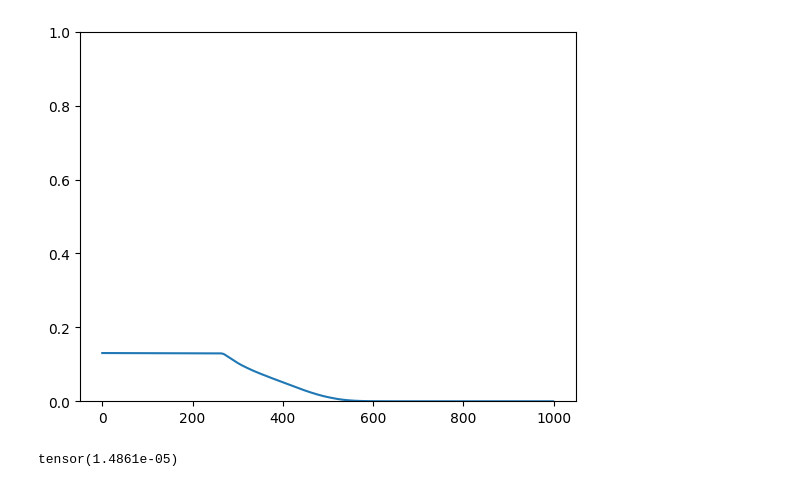
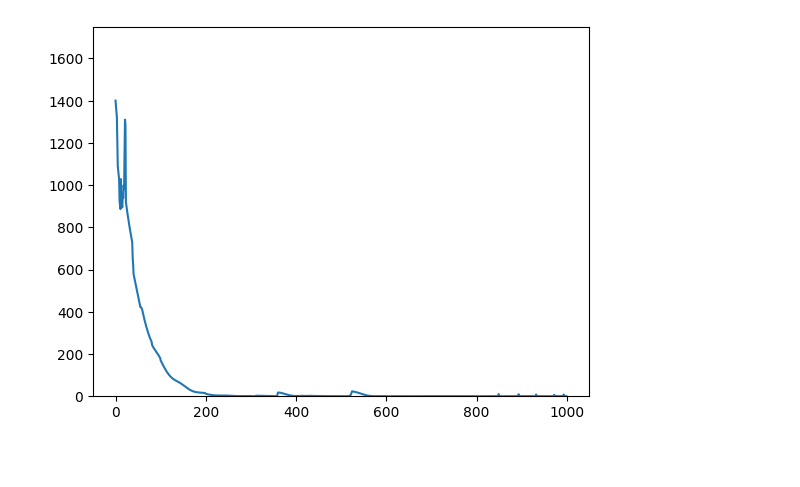
Before and after one commit to samharshe/EGNN, a Jupyter notebook: model/toy_EGNN.ipynb, the cells around one changed output. Cells and saved outputs as stored; diff of their text form; code cells hidden in the pictures; blank space fills up the shorter version.

```diff
--- a/model/toy_EGNN.ipynb
+++ b/model/toy_EGNN.ipynb
@@ -63,11 +63,10 @@ class ToyGCN(Module):
         # combine representations of all nodes
         # into single graph-level prediction
         E_hat = global_mean_pool(E_hat, data.batch)
-        E_hat = E_hat.sum()
 
         # calculate the force on each atom, which is the negative gradient of the atom's position
         E_hat.backward(retain_graph=True)
-        F_hat = pos.grad * -1
+        F_hat = -torch.autograd.grad(E_hat.sum(), pos, create_graph=True)[0]
 
         return E_hat, F_hat
 # %%
@@ -80,15 +79,16 @@ optimizer = Adam(model.parameters(), 0.0001)
 mini_dataset = dataset[:100]
 data = mini_dataset[0]
 # %%
-losses = []
+E_losses = []
+F_losses = []
 
-for _ in range(1000):
-    for data in mini_dataset[:1]:
+for _ in range(10):
+    for data in mini_dataset:
         E = data.energy
         F = data.force
         E_hat, F_hat = model(data)
 
-        F_hat.requires_grad = True
+        # F_hat.requires_grad = True
 
         optimizer.zero_grad()
 
@@ -96,12 +96,14 @@ for _ in range(1000):
         F_error = F_hat - F
         F_squared_error = torch.square(F_error)
         F_atomwise_error_magnitudes = torch.sum(F_squared_error, dim=1)
-        F_loss = torch.div(torch.sum(F_squared_error), F.size()[0])
+        F_loss = torch.div(torch.sum(F_squared_error), F.size()[0]) * 1e8
 
-        # loss = F_loss * 10
-        loss = E_loss
+        loss = F_loss + E_loss
+        print(f'F_loss: {F_loss}')
+        print(f'E_loss: {E_loss}')
 
-        losses.append(loss.item())
+        E_losses.append(E_loss.item())
+        F_losses.append(F_loss.item())
 
         loss.backward()
         optimizer.step()
@@ -108,10 +128,6 @@ for _ in range(1000):
 # %%
-plt.plot(range(len(losses)), losses)
-plt.ylim([0, 1])  # Set the maximum y-axis value
+plt.plot(range(len(F_losses)), F_losses)
+plt.ylim([0, max(F_losses)*1.25])  # Set the maximum y-axis value
 plt.show()
 # %% [output]
-[figure, old version]
+[figure, new version]
-# %%
-torch.max(F)
-# %% [output]
-tensor(1.4861e-05)
```
Also changed, not shown: parts of 2 cells of this notebook.
